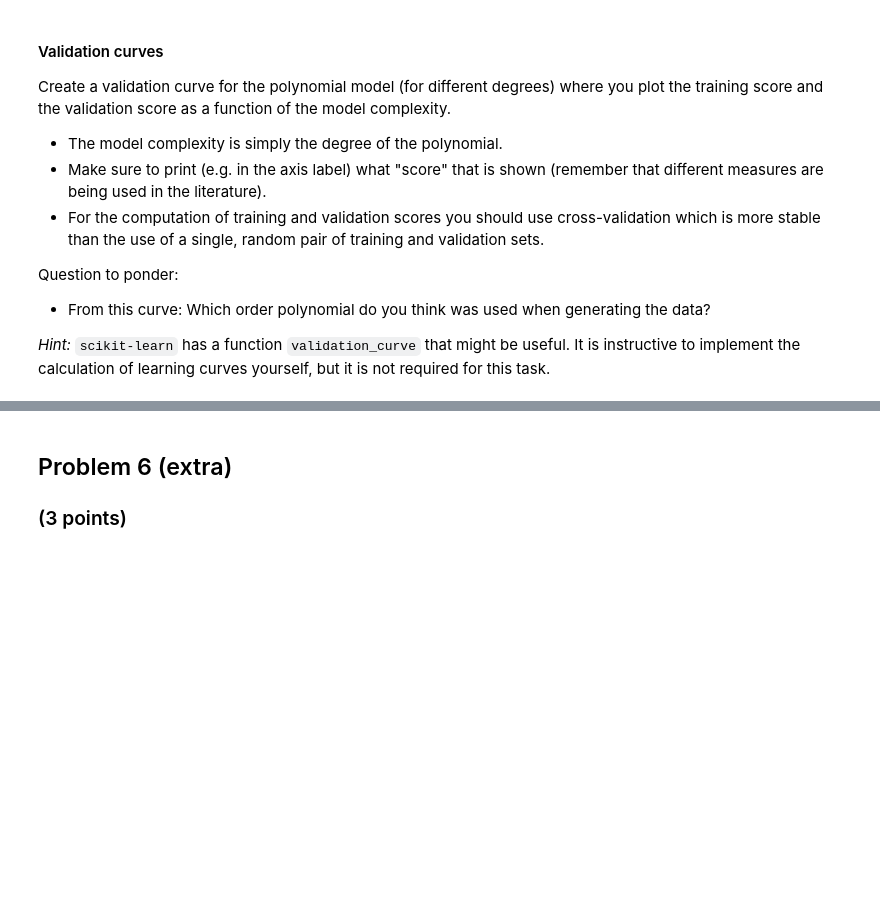
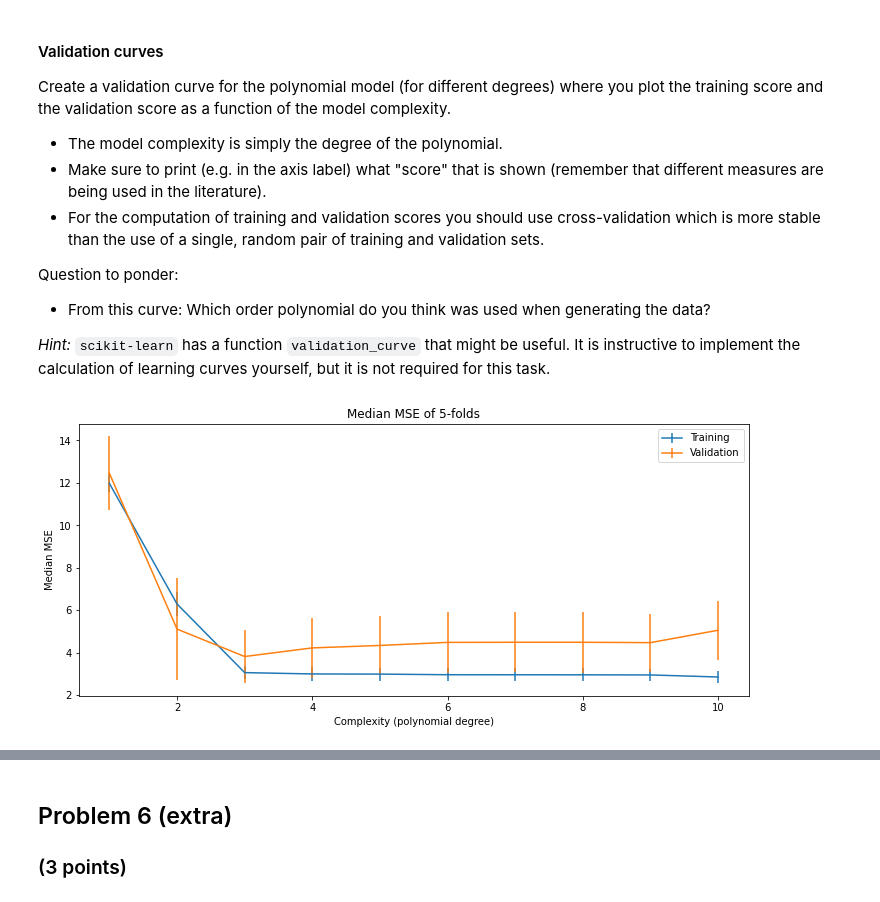
Before and after one commit to pwd-alejandro/learningFromData, a Jupyter notebook: doc/pub/ProblemSets/Set1/TIF285_ProblemSet1/TIF285_ProblemSet1/TIF285_ps1_extra_problems.ipynb, the cells around one changed output, grey strips where cells are left out. Drawn from its saved outputs; the diff is of its cells as text; code cells hidden in the pictures; blank space fills up the shorter version.

```diff
--- a/doc/pub/ProblemSets/Set1/TIF285_ProblemSet1/TIF285_ProblemSet1/TIF285_ps1_extra_problems.ipynb
+++ b/doc/pub/ProblemSets/Set1/TIF285_ProblemSet1/TIF285_ProblemSet1/TIF285_ps1_extra_problems.ipynb
@@ -112,0 +113,44 @@ Question to ponder:
+# %%
+def poli_reg(degree):
+    return make_pipeline(PolynomialFeatures(degree),LinearRegression())
+
+
+complexity = [1,2,3,4,5,6,7,8,9,10]
+folds = 5
+train_matrix = np.zeros((len(complexity),2))
+val_matrix = np.zeros((len(complexity),2))
+
+for j in range(len(complexity)):
+
+    kfold = cross_validate(poli_reg(degree=complexity[j]),
+                       X,
+                       y,
+                       cv=folds,
+                       scoring='neg_mean_squared_error',
+                       return_train_score=True)
+
+    # train
+    train_median = np.median(kfold['train_score']*-1)
+    train_matrix[j,0] = train_median
+
+    train_sigma = np.std(kfold['train_score']*-1)
+    train_matrix[j,1] = train_sigma
+
+    # test
+    val_median = np.median(kfold['test_score']*-1)
+    val_matrix[j,0] = val_median
+
+    val_sigma = np.std(kfold['test_score']*-1)
+    val_matrix[j,1] = val_sigma
+# %%
+#Plot
+plt.figure(figsize=(12,5))
+plt.title(f'Median MSE of {str(folds)}-folds')
+plt.errorbar(complexity,train_matrix[:,0],train_matrix[:,1],label='Training')
+plt.errorbar(complexity,val_matrix[:,0],val_matrix[:,1],label='Validation')
+plt.legend()
+plt.xlabel('Complexity (polynomial degree)')
+plt.ylabel('Median MSE')
+plt.show()
+# %% [output]
+[figure, added]
```
Also changed, not shown: parts of 22 cells of this notebook, 1 other file.
